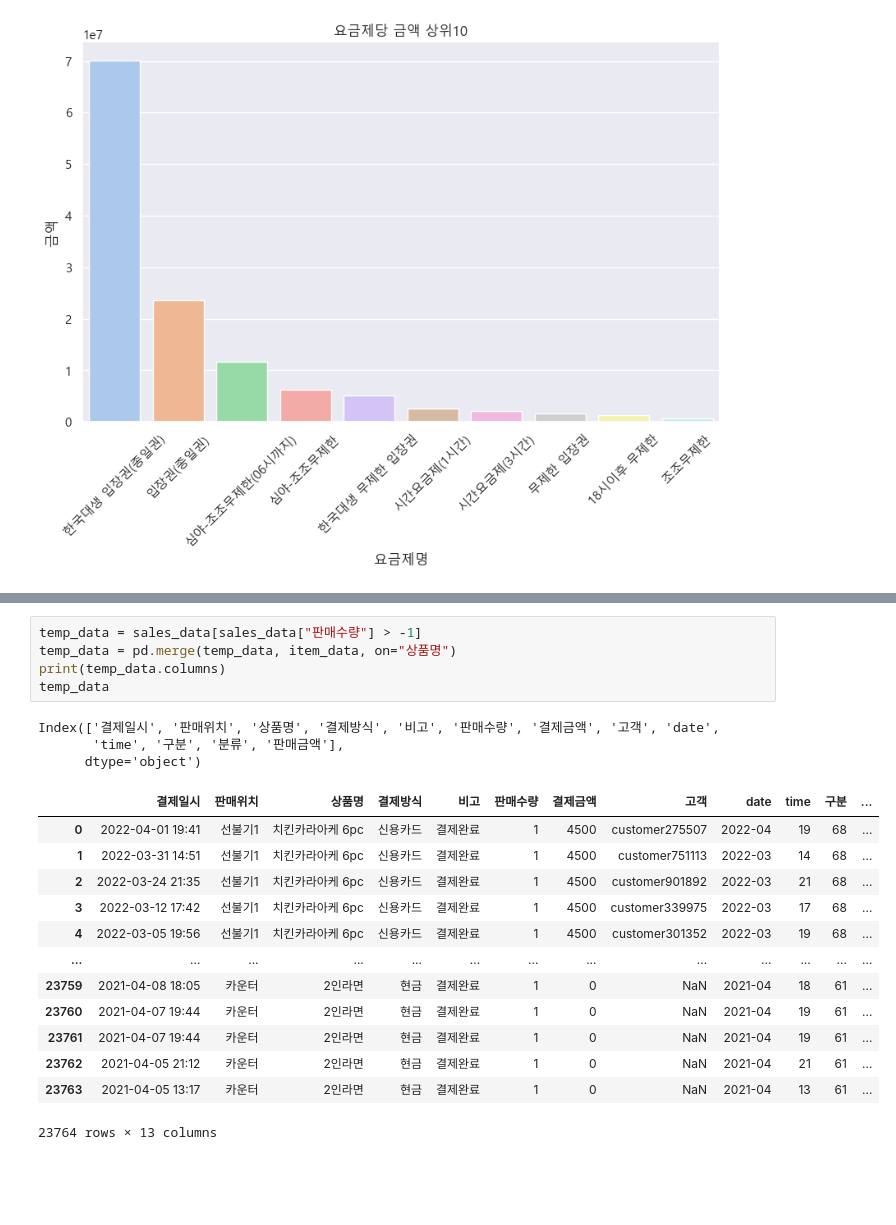
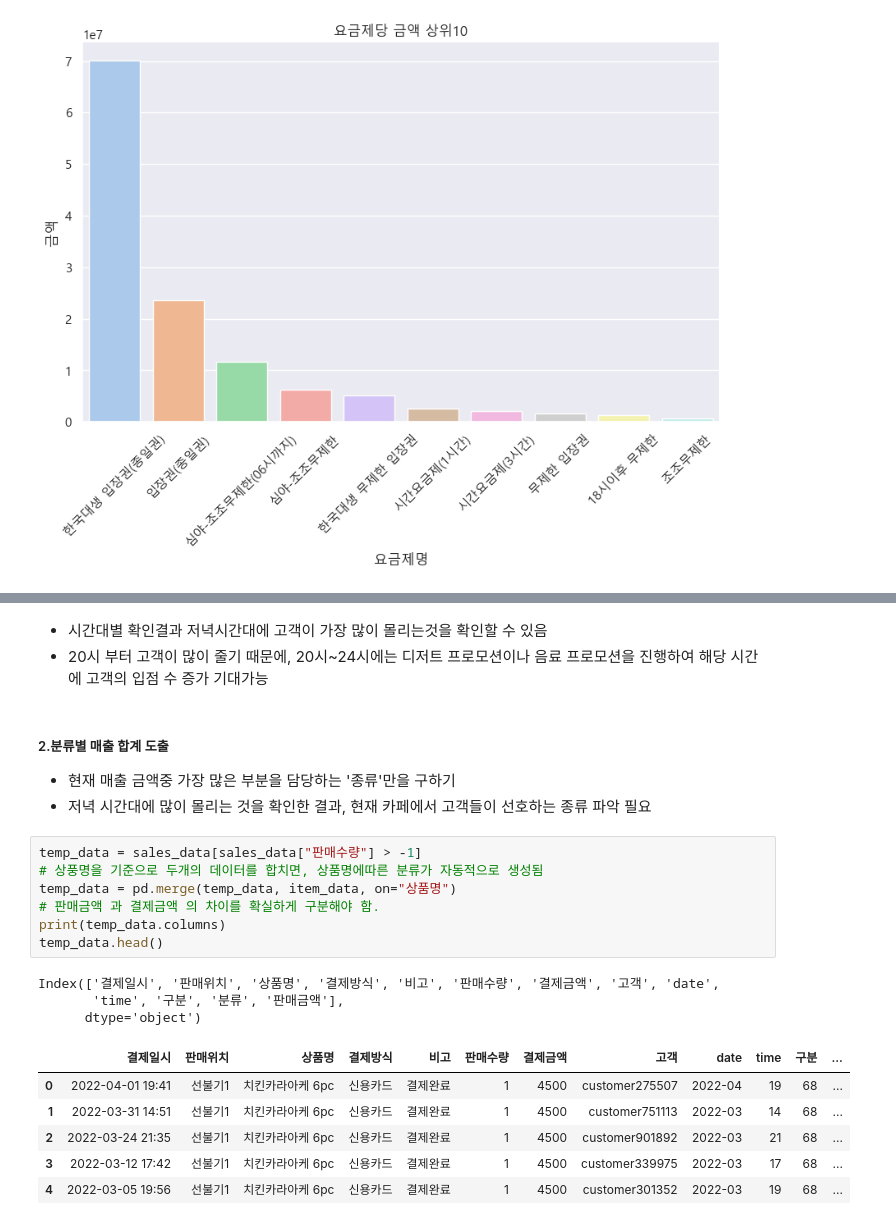
Before and after one commit to leejaesang6098/aiffel_study, a Jupyter notebook: 0915_node/0915_project.ipynb, the cells around one changed output, grey strips where cells are left out. Saved outputs shown, nothing was run; the diff lists cells and outputs as text; blank space fills up the shorter version.

```diff
--- a/0915_node/0915_project.ipynb
+++ b/0915_node/0915_project.ipynb
@@ -366,26 +375,28 @@ plt.title('시간대별 결제금액')
 plt.show()
 # %% [output]
 [figure]
+# %% [markdown]
+* 시간대별 확인결과 저녁시간대에 고객이 가장 많이 몰리는것을 확인할 수 있음
+* 20시 부터 고객이 많이 줄기 때문에, 20시~24시에는 디저트 프로모션이나 음료 프로모션을 진행하여 해당 시간에 고객의 입점 수 증가 기대가능
+# %% [markdown]
+##### 2.분류별 매출 합계 도출
+* 현재 매출 금액중 가장 많은 부분을 담당하는 '종류'만을 구하기
+* 저녁 시간대에 많이 몰리는 것을 확인한 결과, 현재 카페에서 고객들이 선호하는 종류 파악 필요
 # %%
 temp_data = sales_data[sales_data["판매수량"] > -1]
+# 상풍명을 기준으로 두개의 데이터를 합치면, 상품명에따른 분류가 자동적으로 생성됨
 temp_data = pd.merge(temp_data, item_data, on="상품명")
+# 판매금액 과 결제금액 의 차이를 확실하게 구분해야 함.
 print(temp_data.columns)
-temp_data
+temp_data.head()
 # %% [output]
 Index(['결제일시', '판매위치', '상품명', '결제방식', '비고', '판매수량', '결제금액', '고객', 'date',
        'time', '구분', '분류', '판매금액'],
       dtype='object')
 |  | 결제일시 | 판매위치 | 상품명 | 결제방식 | 비고 | 판매수량 | 결제금액 | 고객 | date | time | 구분 | ... |
 | 0 | 2022-04-01 19:41 | 선불기1 | 치킨카라아케 6pc | 신용카드 | 결제완료 | 1 | 4500 | customer275507 | 2022-04 | 19 | 68 | ... |
 | 1 | 2022-03-31 14:51 | 선불기1 | 치킨카라아케 6pc | 신용카드 | 결제완료 | 1 | 4500 | customer751113 | 2022-03 | 14 | 68 | ... |
 | 2 | 2022-03-24 21:35 | 선불기1 | 치킨카라아케 6pc | 신용카드 | 결제완료 | 1 | 4500 | customer901892 | 2022-03 | 21 | 68 | ... |
 | 3 | 2022-03-12 17:42 | 선불기1 | 치킨카라아케 6pc | 신용카드 | 결제완료 | 1 | 4500 | customer339975 | 2022-03 | 17 | 68 | ... |
 | 4 | 2022-03-05 19:56 | 선불기1 | 치킨카라아케 6pc | 신용카드 | 결제완료 | 1 | 4500 | customer301352 | 2022-03 | 19 | 68 | ... |
-| ... | ... | ... | ... | ... | ... | ... | ... | ... | ... | ... | ... | ... |
-| 23759 | 2021-04-08 18:05 | 카운터 | 2인라면 | 현금 | 결제완료 | 1 | 0 | NaN | 2021-04 | 18 | 61 | ... |
-| 23760 | 2021-04-07 19:44 | 카운터 | 2인라면 | 현금 | 결제완료 | 1 | 0 | NaN | 2021-04 | 19 | 61 | ... |
-| 23761 | 2021-04-07 19:44 | 카운터 | 2인라면 | 현금 | 결제완료 | 1 | 0 | NaN | 2021-04 | 19 | 61 | ... |
-| 23762 | 2021-04-05 21:12 | 카운터 | 2인라면 | 현금 | 결제완료 | 1 | 0 | NaN | 2021-04 | 21 | 61 | ... |
-| 23763 | 2021-04-05 13:17 | 카운터 | 2인라면 | 현금 | 결제완료 | 1 | 0 | NaN | 2021-04 | 13 | 61 | ... |
-23764 rows × 13 columns
 # %%
```
Also changed, not shown: parts of 22 cells of this notebook.
